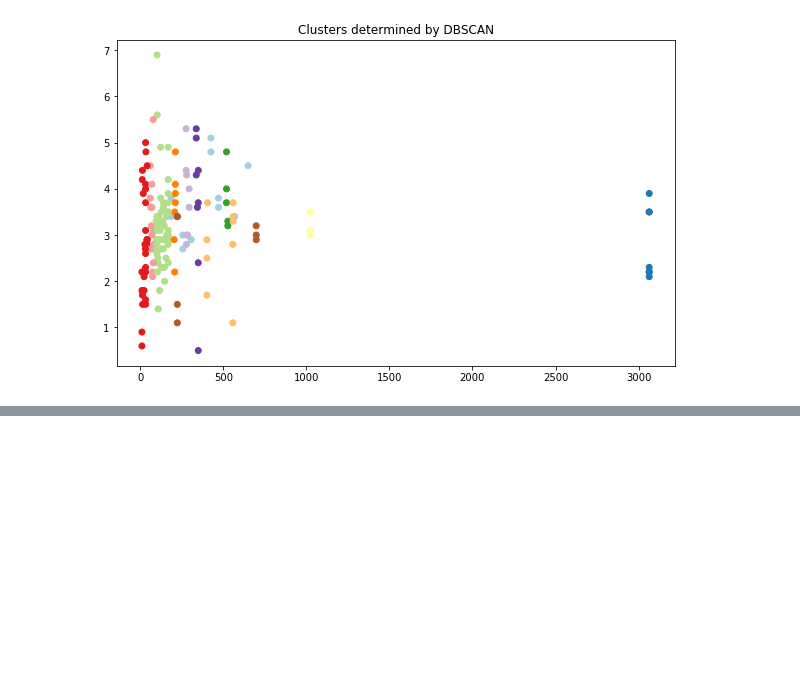
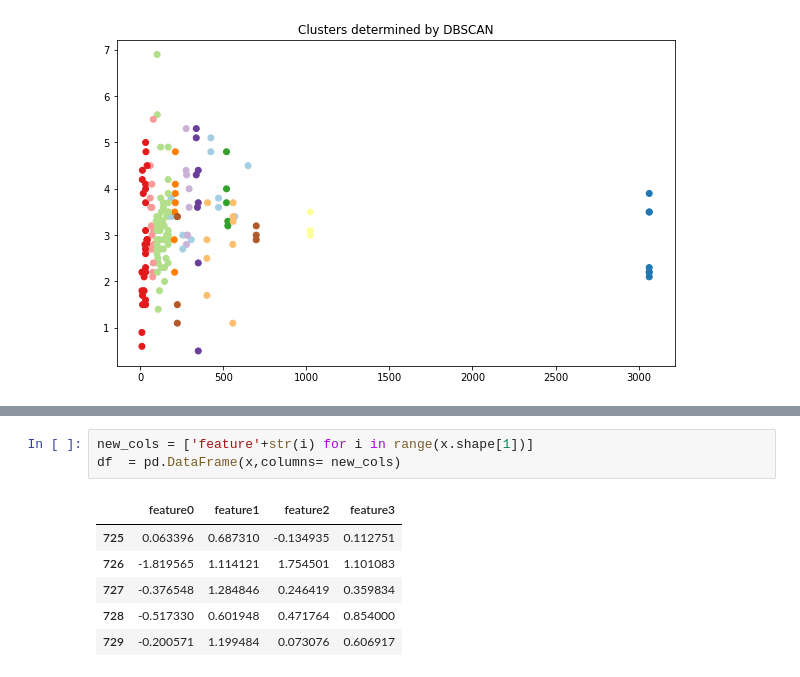
Before and after one commit to koruss/IA-Notebooks, a Jupyter notebook: TP04.ipynb, the cells around one changed output, grey strips where cells are left out. Cells and saved outputs as stored; diff of their text form; blank space fills up the shorter version.

```diff
--- a/TP04.ipynb
+++ b/TP04.ipynb
@@ -394,0 +420,10 @@ Text(0.5, 1.0, 'Clusters determined by DBSCAN')
+# %%
+new_cols = ['feature'+str(i) for i in range(x.shape[1])]
+df  = pd.DataFrame(x,columns= new_cols)
+# %% [output]
+|  | feature0 | feature1 | feature2 | feature3 |
+| 725 | 0.063396 | 0.687310 | -0.134935 | 0.112751 |
+| 726 | -1.819565 | 1.114121 | 1.754501 | 1.101083 |
+| 727 | -0.376548 | 1.284846 | 0.246419 | 0.359834 |
+| 728 | -0.517330 | 0.601948 | 0.471764 | 0.854000 |
+| 729 | -0.200571 | 1.199484 | 0.073076 | 0.606917 |
```
Also changed, not shown: parts of 16 cells of this notebook, 1 other file.
